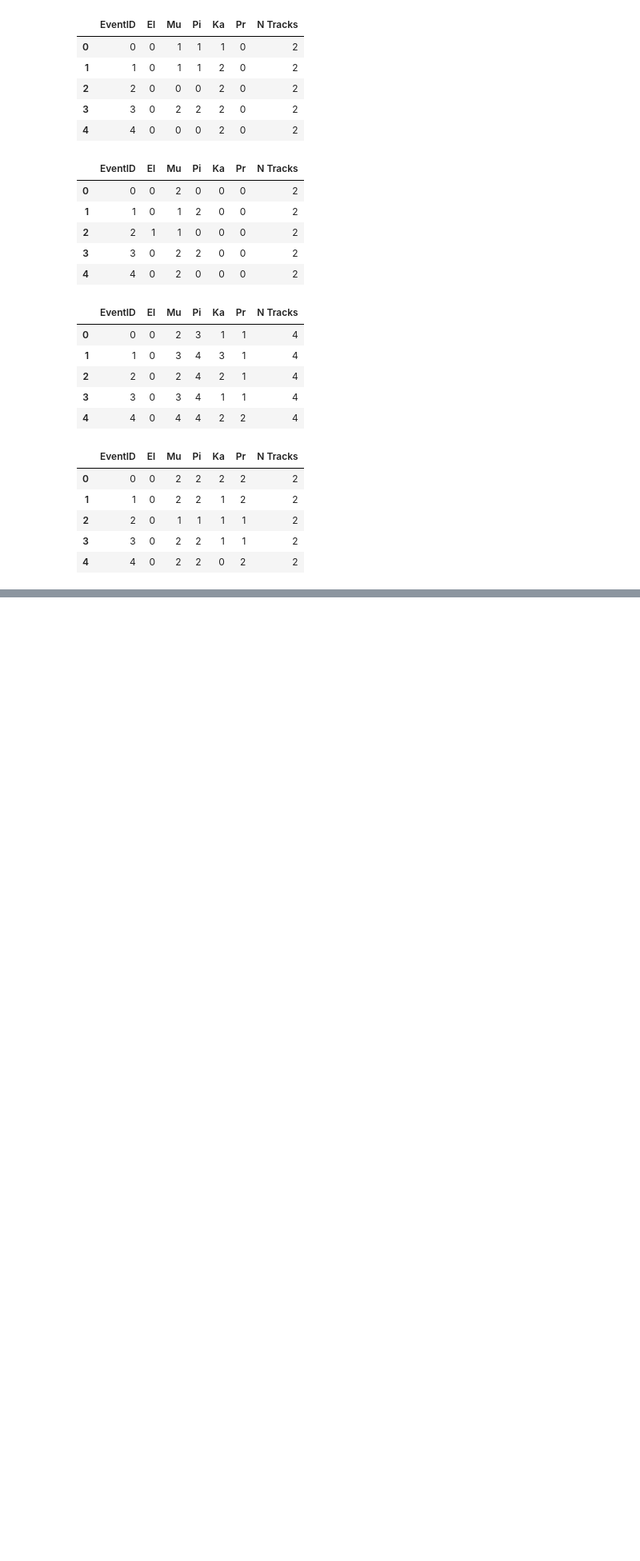
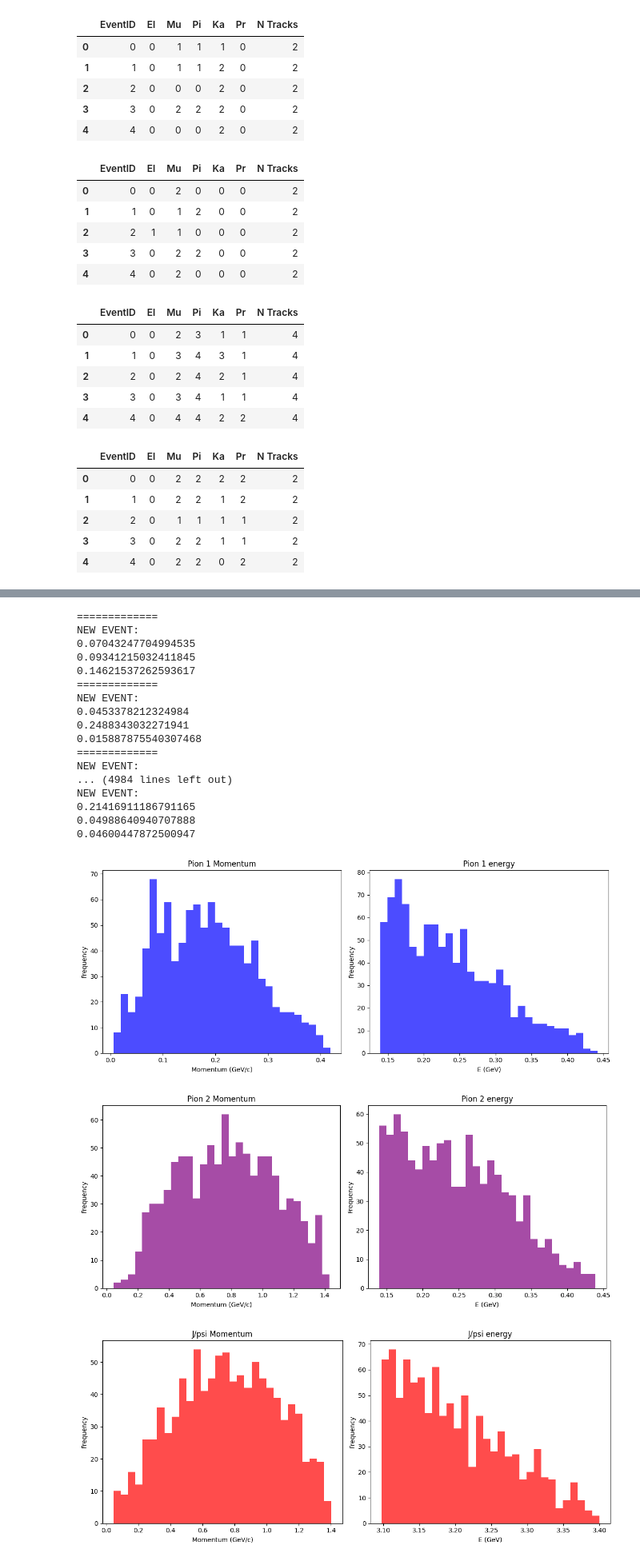
Before and after one commit to siragoni/ML-autoencoder, a Jupyter notebook: Clean.ipynb, the cells around one changed output, grey strips where cells are left out. Shown at 80% size. Saved outputs shown, nothing was run; the diff lists cells and outputs as text; code cells hidden in the pictures; blank space fills up the shorter version.

```diff
--- a/Clean.ipynb
+++ b/Clean.ipynb
@@ -2343,0 +2558,74 @@ df_psi2smuons_gen3.head()
+# %%
+def generate_psi2S_jpsi_pions_events_partial(n_events):
+    events = []
+    for _ in range(n_events):
+        smearedTracks = []
+
+        # Step 1: psi(2S) -> J/psi + 2 charged pions (3-body decay)
+        jpsi_p, pion1_p, pion2_p, jpsi_E, pion1_E, pion2_E = isotropic_three_body_decay(m_psi2S, m_jpsi, m_pion, m_pion)
+
+        # Append the smeared muons and pions to the event
+        smearedTracks.append(jpsi_p)
+        smearedTracks.append(pion1_p)
+        smearedTracks.append(pion2_p)
+        smearedTracks.append(jpsi_E)
+        smearedTracks.append(pion1_E)
+        smearedTracks.append(pion2_E)
+        events.append(smearedTracks)
+
+    return events
+# %%
+psi2s_jpsi_events = generate_psi2S_jpsi_pions_events_partial(1000)
+
+# Extract proton and muon momenta from events
+jpsi_momenta  = [np.linalg.norm(event[0]) for event in psi2s_jpsi_events]
+pion1_momenta = [np.linalg.norm(event[1]) for event in psi2s_jpsi_events]
+pion2_momenta = [np.linalg.norm(event[2]) for event in psi2s_jpsi_events]
+
+jpsi_E  = [np.linalg.norm(event[3]) for event in psi2s_jpsi_events]
+pion1_E = [np.linalg.norm(event[4]) for event in psi2s_jpsi_events]
+pion2_E = [np.linalg.norm(event[5]) for event in psi2s_jpsi_events]
+
+
+def plot_momentum_and_E(momentum, pt, particle_name, color):
+    fig, axes = plt.subplots(1, 2, figsize=(12, 5))
+
+    # Total momentum plot
+    axes[0].hist(momentum, bins=30, color=color, alpha=0.7)
+    axes[0].set_title(f'{particle_name} Momentum')
+    axes[0].set_xlabel('Momentum (GeV/c)')
+    axes[0].set_ylabel('Frequency')
+
+    # Transverse momentum plot
+    axes[1].hist(pt, bins=30, color=color, alpha=0.7)
+    axes[1].set_title(f'{particle_name} energy')
+    axes[1].set_xlabel('E (GeV)')
+    axes[1].set_ylabel('Frequency')
+
+    plt.tight_layout()
+    plt.show()
+
+plot_momentum_and_E(pion1_momenta, pion1_E, 'Pion 1', 'blue')
+plot_momentum_and_E(pion2_momenta, pion2_E, 'Pion 2', 'purple')
+plot_momentum_and_E(jpsi_momenta, jpsi_E, 'J/psi', 'red')
+# %% [output]
+=============
+NEW EVENT:
+0.07043247704994535
+0.09341215032411845
+0.14621537262593617
+=============
+NEW EVENT:
+0.0453378212324984
+0.2488343032271941
+0.015887875540307468
+=============
+NEW EVENT:
+... (4984 lines left out)
+NEW EVENT:
+0.21416911186791165
+0.04988640940707888
+0.04600447872500947
+[figure, added]
+[figure, added]
+[figure, added]
```
Also changed, not shown: parts of 5 cells of this notebook.
